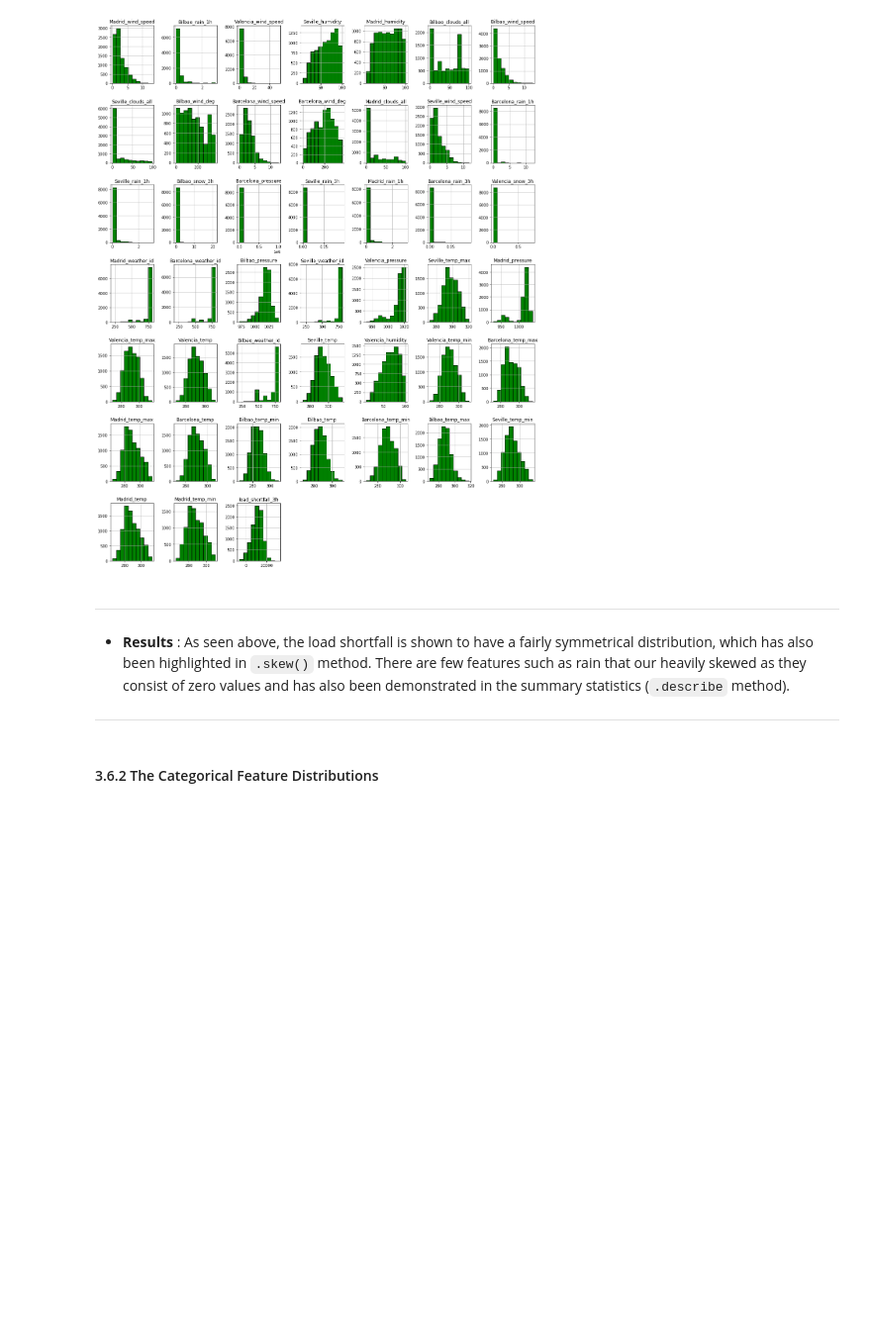
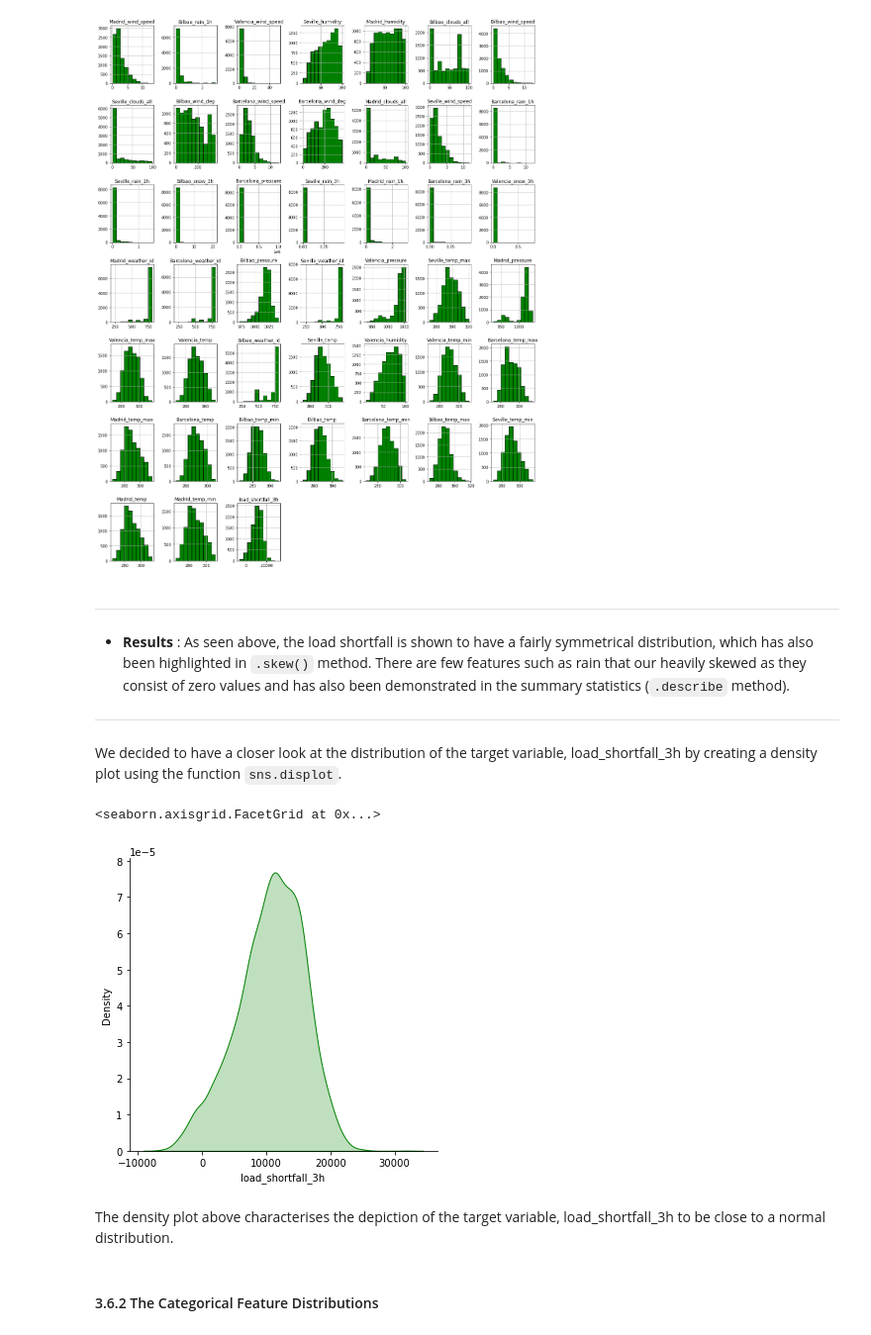
Before and after one commit to Team6regressionsprint/load-shortfall-regression-predict-api, a Jupyter notebook: starter-notebook_framework.ipynb, the cells around one changed output. Shown at 99% size. Cells and saved outputs as stored; diff of their text form; code cells hidden in the pictures; blank space fills up the shorter version.

```diff
--- a/starter-notebook_framework.ipynb
+++ b/starter-notebook_framework.ipynb
@@ -362,6 +357,16 @@ plt.show()
 
 
 ***
+# %% [markdown]
+We decided to have a closer look at the distribution of the target variable, load_shortfall_3h by creating a density plot using the function `sns.displot`.
+# %%
+#sns.load_dataset("penguins")
+sns.displot(df_copy,x='load_shortfall_3h',kind="kde",fill=True,color="green")
+# %% [output]
+<seaborn.axisgrid.FacetGrid at 0x...>
+[figure, added]
+# %% [markdown]
+The density plot above characterises the depiction of the target variable, load_shortfall_3h to be close to a normal distribution.
 # %% [markdown]
 #### 3.6.2 The Categorical Feature Distributions
 # %% [markdown]
```
Also changed, not shown: parts of 16 cells of this notebook.
